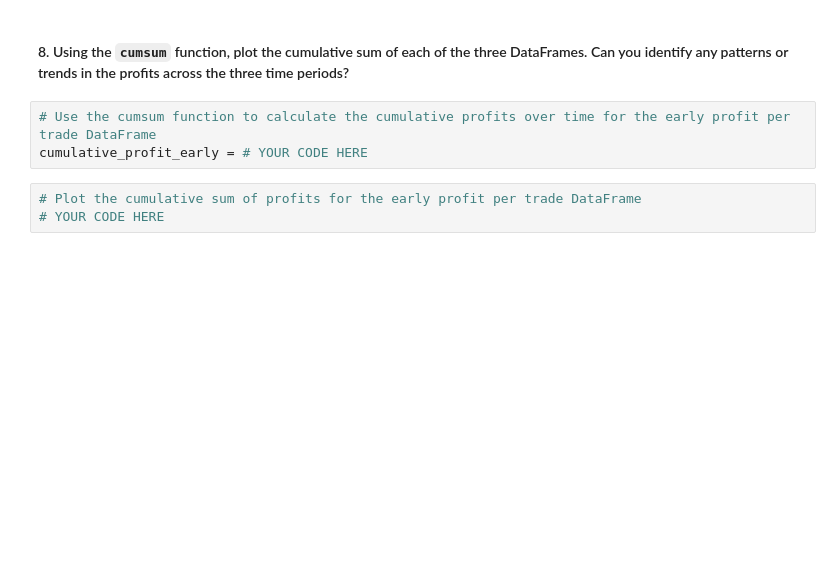
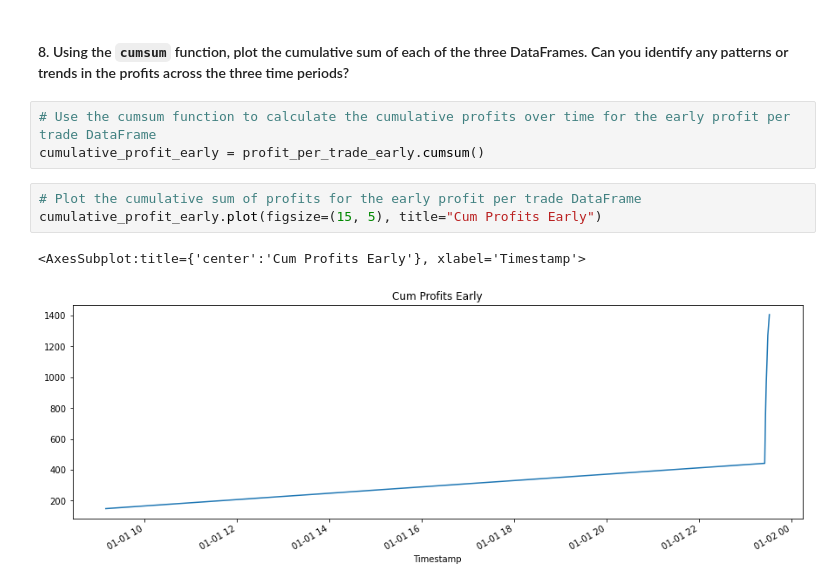
Before and after one commit to lindseyhardouin/Challenge_3, a Jupyter notebook: crypto_arbitrage.ipynb, the cells around one changed output. Cells and saved outputs as stored; diff of their text form; blank space fills up the shorter version.

```diff
--- a/crypto_arbitrage.ipynb
+++ b/crypto_arbitrage.ipynb
@@ -553,7 +763,10 @@ profit_per_trade_early = # YOUR CODE HERE
 #### 8. Using the `cumsum` function, plot the cumulative sum of each of the three DataFrames. Can you identify any patterns or trends in the profits across the three time periods?
 # %%
 # Use the cumsum function to calculate the cumulative profits over time for the early profit per trade DataFrame
-cumulative_profit_early = # YOUR CODE HERE
+cumulative_profit_early = profit_per_trade_early.cumsum()
 # %%
 # Plot the cumulative sum of profits for the early profit per trade DataFrame
-# YOUR CODE HERE
+cumulative_profit_early.plot(figsize=(15, 5), title="Cum Profits Early")
+# %% [output]
+<AxesSubplot:title={'center':'Cum Profits Early'}, xlabel='Timestamp'>
+[figure, added]
```
Also changed, not shown: parts of 25 cells of this notebook.
